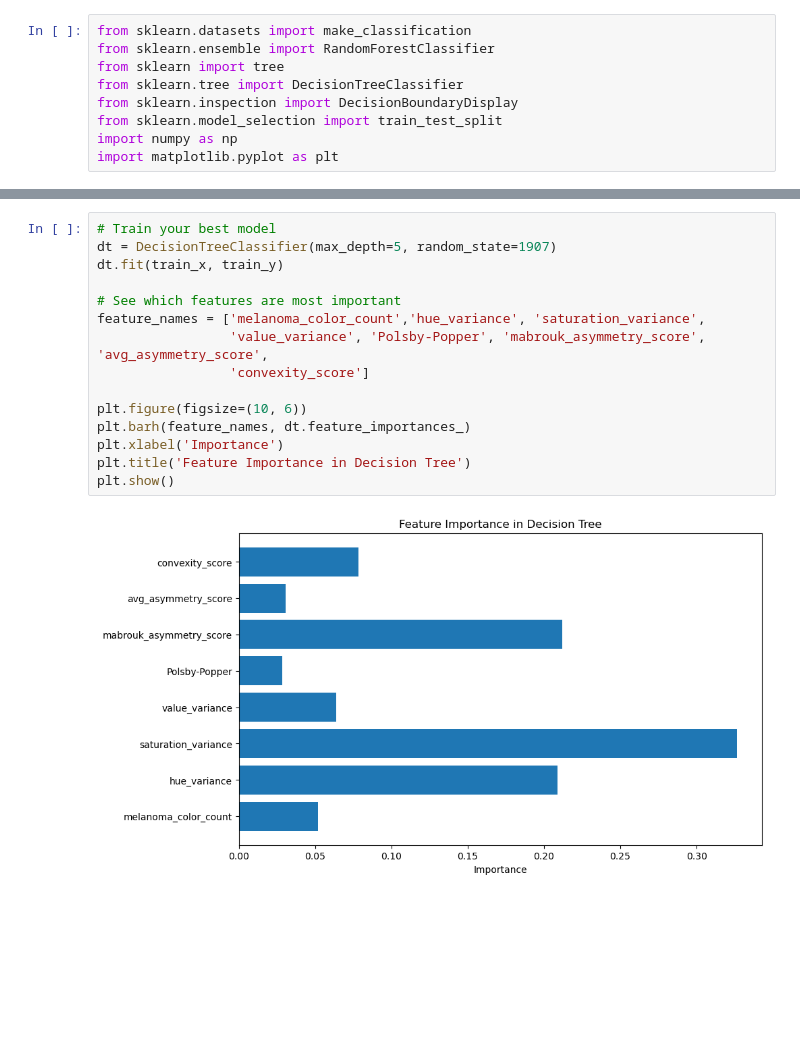
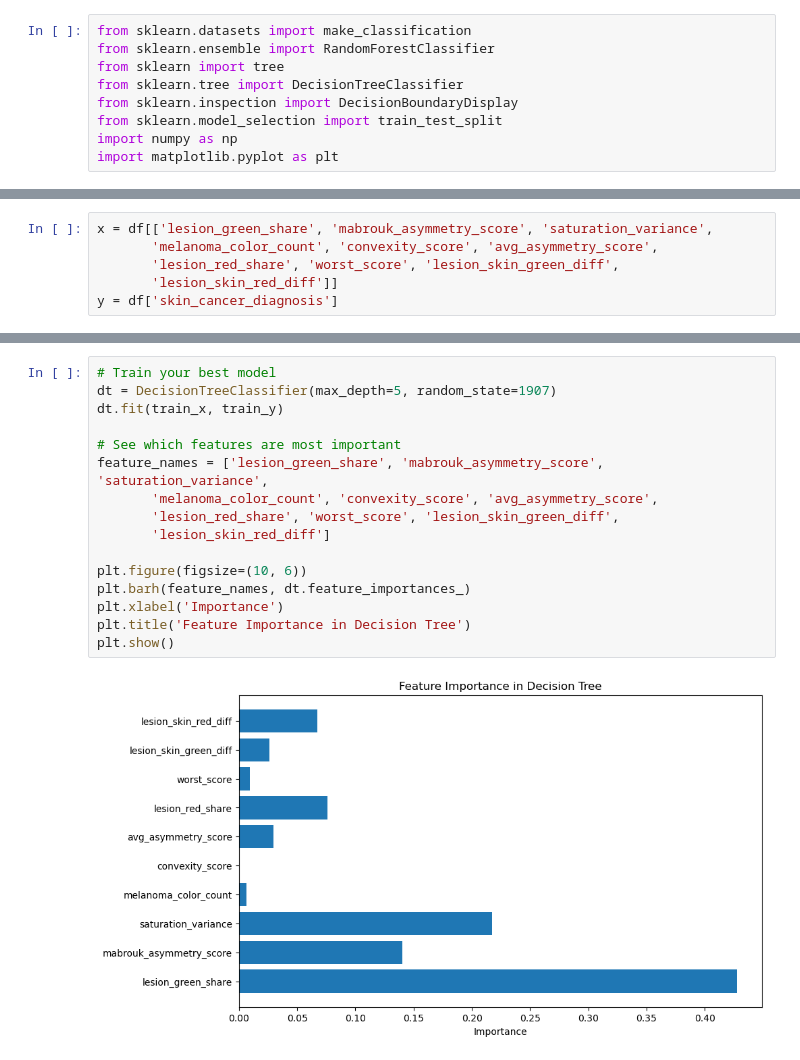
Before and after one commit to FrejaITU/2026_PDS_Whales_Also_Have_Skin_Lesions, a Jupyter notebook: src/Model evaluation/Decision_trees.ipynb, the cells around one changed output, grey strips where cells are left out. Saved outputs shown, nothing was run; the diff lists cells and outputs as text; blank space fills up the shorter version.

```diff
--- a/src/Model evaluation/Decision_trees.ipynb
+++ b/src/Model evaluation/Decision_trees.ipynb
@@ -21,3 +29,9 @@ df.head()
+# %%
+x = df[['lesion_green_share', 'mabrouk_asymmetry_score', 'saturation_variance',
+       'melanoma_color_count', 'convexity_score', 'avg_asymmetry_score',
+       'lesion_red_share', 'worst_score', 'lesion_skin_green_diff',
+       'lesion_skin_red_diff']]
+y = df['skin_cancer_diagnosis']
 # %%
 from sklearn.model_selection import train_test_split
 
@@ -141,17 +152,18 @@ plt.show()
 # %%
 # Train your best model
 dt = DecisionTreeClassifier(max_depth=5, random_state=1907)
 dt.fit(train_x, train_y)
 
 # See which features are most important
-feature_names = ['melanoma_color_count','hue_variance', 'saturation_variance',
-                 'value_variance', 'Polsby-Popper', 'mabrouk_asymmetry_score', 'avg_asymmetry_score',
-                 'convexity_score']
+feature_names = ['lesion_green_share', 'mabrouk_asymmetry_score', 'saturation_variance',
+       'melanoma_color_count', 'convexity_score', 'avg_asymmetry_score',
+       'lesion_red_share', 'worst_score', 'lesion_skin_green_diff',
+       'lesion_skin_red_diff']
 
 plt.figure(figsize=(10, 6))
 plt.barh(feature_names, dt.feature_importances_)
 plt.xlabel('Importance')
 plt.title('Feature Importance in Decision Tree')
 plt.show()
 # %% [output]
-[figure, old version]
+[figure, new version]
```
Also changed, not shown: parts of 8 cells of this notebook, 2 other files.
